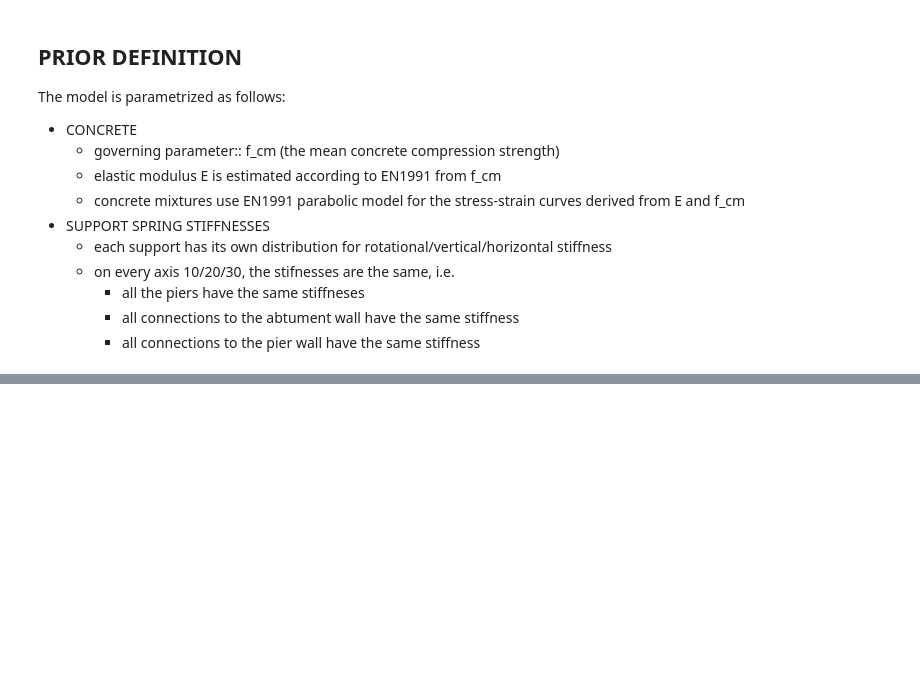
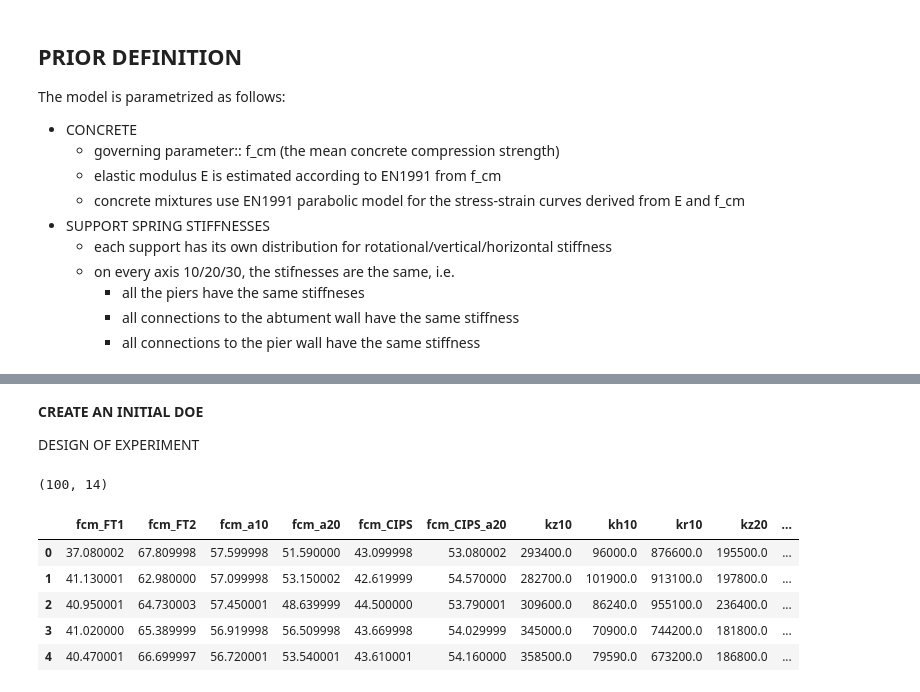
Before and after one commit to DavidSilhanek/TUD, a Jupyter notebook: gen_prior_design.ipynb, the cells around one changed output, grey strips where cells are left out. Saved outputs shown, nothing was run; the diff lists cells and outputs as text; code cells hidden in the pictures; blank space fills up the shorter version.

```diff
--- a/gen_prior_design.ipynb
+++ b/gen_prior_design.ipynb
@@ -412,3 +382,22 @@ coupling_dict = {
 
 def get_values(function, samples):
     return function(samples)
+# %% [markdown]
+**CREATE AN INITIAL DOE**
+
+DESIGN OF EXPERIMENT
+# %%
+# BASIC DOE SETTINGS
+LHS_SIZE = 100
+RANDOM_SEED = 42
+random_parameters = {key: val for key, val in coupling_dict.items() if val["type"] == "random"}
+deterministic_parameters = {key: val for key, val in coupling_dict.items() if val["type"] == "deterministic"}
+DIMENSIONS = len(random_parameters)
+
+# Gen. an LHS design
+np.random.seed(RANDOM_SEED)
+lhs = qmc.LatinHypercube(d=DIMENSIONS, seed=RANDOM_SEED)
+lhs_samples = lhs.random(n=LHS_SIZE)
+print(lhs_samples.shape)
+# %% [output]
+(100, 14)
@@ -414,0 +431,16 @@ def get_values(function, samples):
+# %%
+# Transform the LHS samples to the desired distributions
+doe_design = {}
+for i, (param_name, param) in enumerate(random_parameters.items()):
+    distribution = param["distribution"]
+    doe_design[param_name] = round_to_n_valid_digits(cdf_to_samples(lhs_samples[:, i], distribution), 4)
+# conver the DOE design to a df
+doe_design_df = pd.DataFrame(doe_design)
+doe_design_df.head()
+# %% [output]
+|  | fcm_FT1 | fcm_FT2 | fcm_a10 | fcm_a20 | fcm_CIPS | fcm_CIPS_a20 | kz10 | kh10 | kr10 | kz20 | ... |
+| 0 | 37.080002 | 67.809998 | 57.599998 | 51.590000 | 43.099998 | 53.080002 | 293400.0 | 96000.0 | 876600.0 | 195500.0 | ... |
+| 1 | 41.130001 | 62.980000 | 57.099998 | 53.150002 | 42.619999 | 54.570000 | 282700.0 | 101900.0 | 913100.0 | 197800.0 | ... |
+| 2 | 40.950001 | 64.730003 | 57.450001 | 48.639999 | 44.500000 | 53.790001 | 309600.0 | 86240.0 | 955100.0 | 236400.0 | ... |
+| 3 | 41.020000 | 65.389999 | 56.919998 | 56.509998 | 43.669998 | 54.029999 | 345000.0 | 70900.0 | 744200.0 | 181800.0 | ... |
+| 4 | 40.470001 | 66.699997 | 56.720001 | 53.540001 | 43.610001 | 54.160000 | 358500.0 | 79590.0 | 673200.0 | 186800.0 | ... |
```
Also changed, not shown: parts of 23 cells of this notebook, 3 other files.
